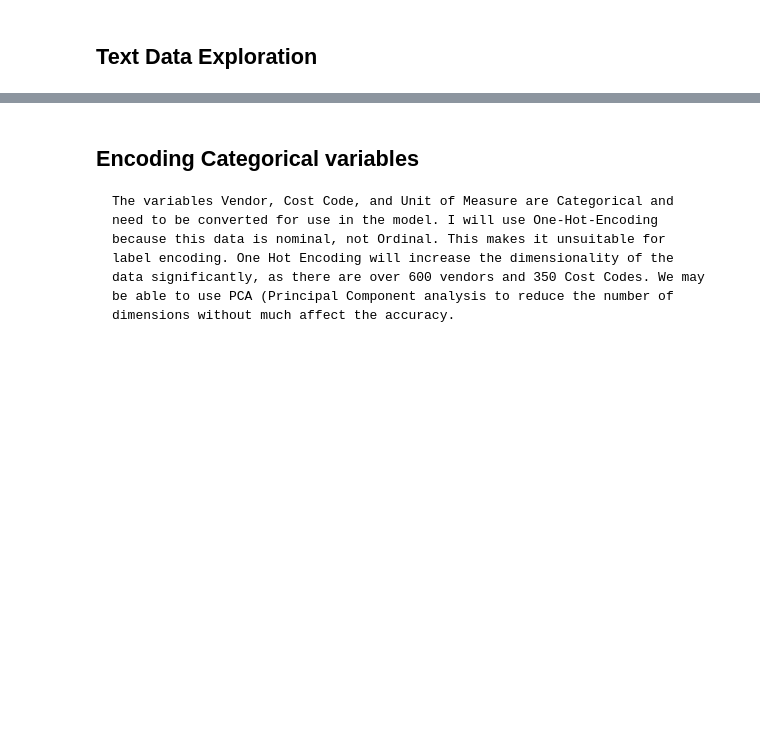
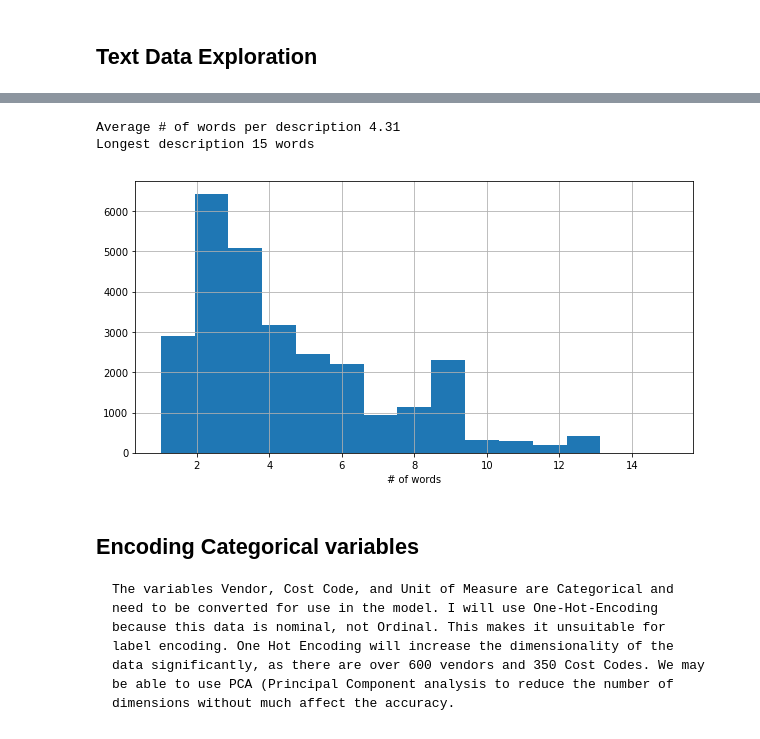
Before and after one commit to Daniel-M-Kelly/Udacity-MLND-Project, a Jupyter notebook: PO_Dataset_Exploration.ipynb, the cells around one changed output, grey strips where cells are left out. Drawn from its saved outputs; the diff is of its cells as text; code cells hidden in the pictures; blank space fills up the shorter version.

Commit message:
Text Data Exploration Complete

```diff
--- a/PO_Dataset_Exploration.ipynb
+++ b/PO_Dataset_Exploration.ipynb
@@ -389,4 +389,6 @@ df_90 = df_90[~df_90['Cost Code'].isin(df_count[df_count < 10].index)]
 ## Text Data Exploration
 # %%
 #Separate out the description into a new Dataframe so we can analyse it.
-df_desc = df_90['Description']
+df_desc = df_90.filter(['Description'])
+df_desc.reset_index(inplace=True)
+df_desc.head(5)
@@ -406,0 +402,3 @@ Name: Description, dtype: object
+# %%
+#Remove Punctuation and create new column text
+df_desc['text'] = df['Description'].str.replace('[^\w\s]','')
@@ -407,3 +432,18 @@ Name: Description, dtype: object
+# %%
+#split the description into words and analyse
+df_desc['# words'] = df_desc['Description'].apply(lambda x: len(x.split()))
+print('Average # of words per description {:.2f} \nLongest description {} words'.format(df_desc['# words'].mean(),df_desc['# words'].max()))
+# %% [output]
+Average # of words per description 4.31
+Longest description 15 words
+# %%
+#What does the distribution of # of words per description look like?
+
+df_desc['# words'].hist( bins = 15, figsize=(10,5))
+plt.xlabel('# of words')
+plt.show()
+# %% [output]
+[figure, added]
 # %% [markdown]
 ## Encoding Categorical variables
     The variables Vendor, Cost Code, and Unit of Measure are Categorical and need to be converted for use in the model. I will use One-Hot-Encoding because this data is nominal, not Ordinal. This makes it unsuitable for label encoding. One Hot Encoding will increase the dimensionality of the data significantly, as there are over 600 vendors and 350 Cost Codes. We may be able to use PCA (Principal Component analysis to reduce the number of dimensions without much affect the accuracy.
```
Also changed, not shown: parts of 4 cells of this notebook.
